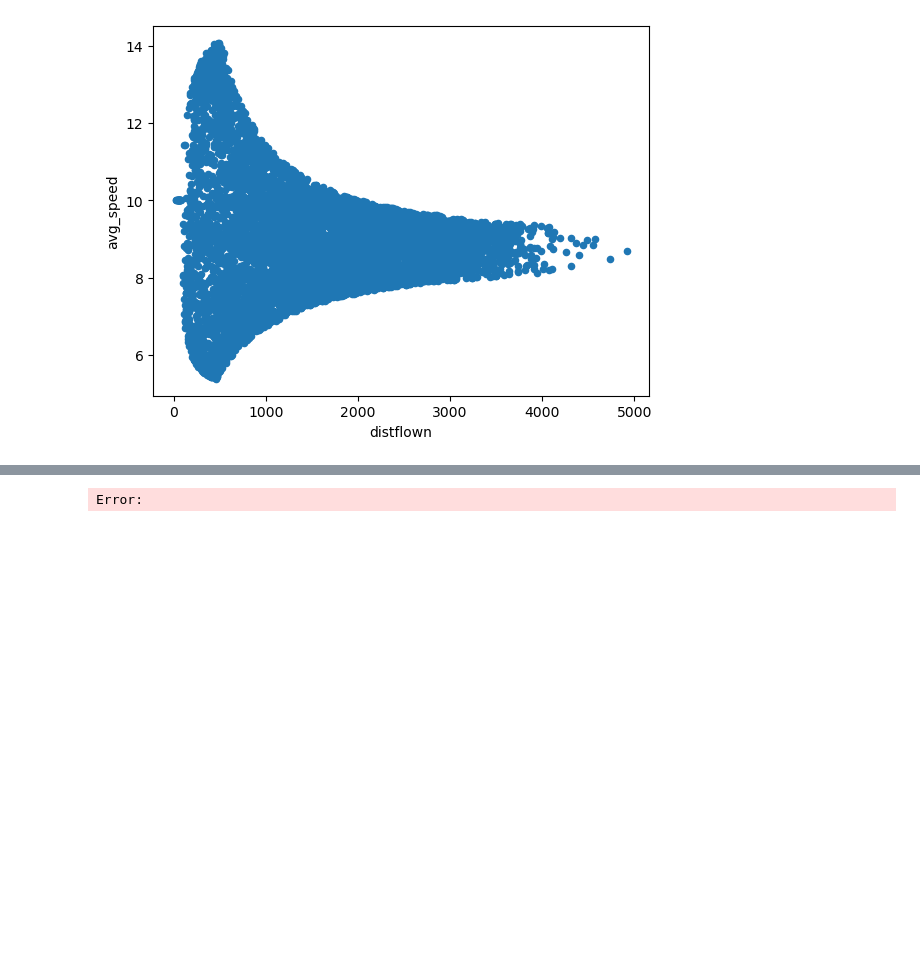
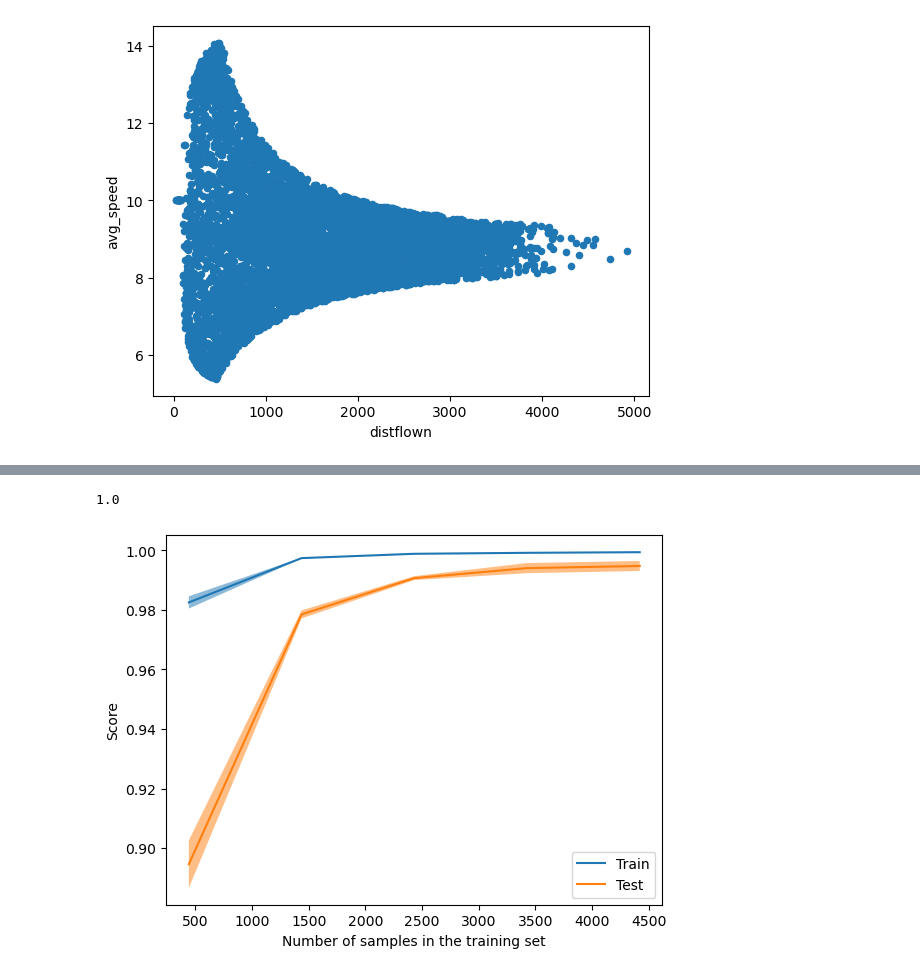
Before and after one commit to MDiDeo/cap6707_uav_project, a Jupyter notebook: multiple_UAV.ipynb, the cells around one changed output, grey strips where cells are left out. Cells and saved outputs as stored; diff of their text form; code cells hidden in the pictures; blank space fills up the shorter version.

Commit message:
created a RandomForestRegressor model to calculate the demand for each drone

```diff
--- a/multiple_UAV.ipynb
+++ b/multiple_UAV.ipynb
@@ -300,0 +287,12 @@ df.plot('lonBin', 'latBin', kind='scatter')
+# %%
+step = 0.01
+to_bin = lambda x: np.floor(x / step) * step
+df["src_latBin"] = to_bin(df.lat_init)
+df["src_lonBin"] = to_bin(df.lon_init)
+df["dest_latBin"] = to_bin(df.lat_final)
+df["dest_lonBin"] = to_bin(df.lon_final)
+df['src_group'] = df.groupby(['src_latBin', 'src_lonBin'])['id'].grouper.group_info[0] + 1
+df['dest_group'] = df.groupby(["dest_latBin", "dest_lonBin"])['id'].grouper.group_info[0] + 1
+
+df['demand'] = df.groupby(["dest_latBin", "dest_lonBin"])['id'].transform('count')
+df['demand'] = (df['demand'] - df['demand'].min()) / (df['demand'].max() - df['demand'].min())
@@ -300,0 +311,6 @@ df.plot('lonBin', 'latBin', kind='scatter')
+# %%
+#df["src_bin"] = list(zip(df["src_latBin"], df["src_lonBin"]))
+#df["dest_bin"] = list(zip(df["dest_latBin"], df["dest_lonBin"]))
+df = df.drop(columns=['alt_init','src_latBin', 'src_lonBin', 'dest_latBin', 'dest_lonBin'])
+test_df = test_df.drop(columns=['alt_init','src_latBin', 'src_lonBin', 'dest_latBin', 'dest_lonBin'])
+df
@@ -301,5 +331,7 @@ df.plot('lonBin', 'latBin', kind='scatter')
 # %%
-trainX = df
-trainY = df['delay']
+trainX = df.drop('demand', axis=1)
+trainY = df['demand']
+
+testX = test_df.drop('demand', axis=1)
 
 X_train, X_test, y_train, y_test = train_test_split(trainX,trainY,test_size=0.2, random_state=0)
@@ -308,7 +338,3 @@ KeyError: 'delay'
 # %%
-clf = svm.SVR()
-clf1 = RandomForestClassifier()
-clf2 = RandomForestRegressor()
+clf = RandomForestRegressor()
 clf = clf.fit(X_train, y_train)
-clf1 = clf1.fit(X_train, y_train)
-clf2 = clf2.fit(X_train, y_train)
@@ -386,22 +347,15 @@ Error:
-# %%
-fig, ax = plt.subplots(nrows=1, ncols=2, figsize=(10, 6), sharey=True)
-
-common_params = {
-    "X": X_train,
-    "y": y_train,
-    "train_sizes": np.linspace(0.1, 1.0, 5),
-    "cv": ShuffleSplit(n_splits=50, test_size=0.2, random_state=0),
-    "score_type": "both",
-    "n_jobs": 4,
-    "line_kw": {"marker": "o"},
-    "std_display_style": "fill_between",
-    "score_name": "Accuracy",
-}
-
-for ax_idx, estimator in enumerate([clf2]):
-    LearningCurveDisplay.from_estimator(estimator, **common_params, ax=ax[ax_idx])
-    handles, label = ax[ax_idx].get_legend_handles_labels()
-    ax[ax_idx].legend(handles[:2], ["Training Score", "Test Score"])
-    ax[ax_idx].set_title(f"Learning Curve for {estimator.__class__.__name__}")
-# %% [output]
-Error:
+# %%
+y_pred = clf.predict(testX)
+clf.score(testX, y_pred)
+
+mse = mean_squared_error(y_)
+# %% [output]
+1.0
+# %%
+train_sizes, train_scores, test_scores = learning_curve(clf, X_train, y_train)
+
+display = LearningCurveDisplay(train_sizes=train_sizes, train_scores=train_scores, test_scores=test_scores, score_name="Score")
+display.plot()
+plt.show()
+# %% [output]
+[figure, added]
```
Also changed, not shown: parts of 25 cells of this notebook, 2 other files.
